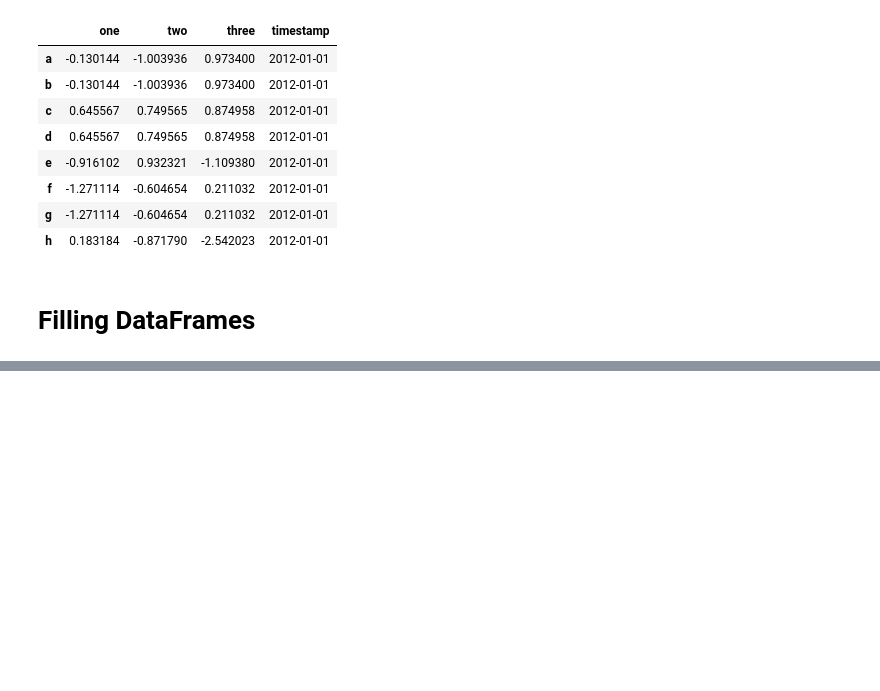
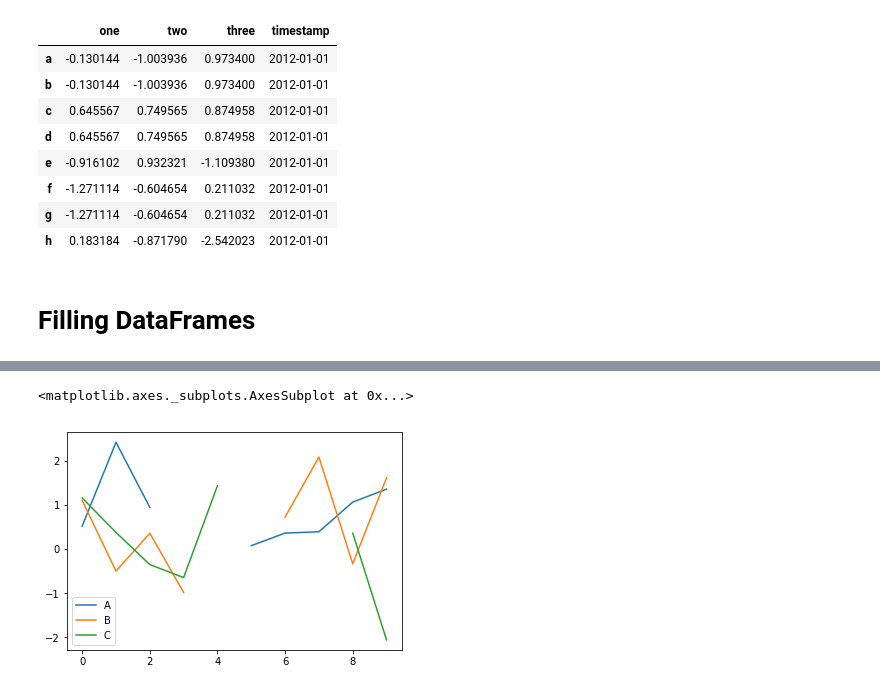
Before and after one commit to philipsales/pandas-jupterlab, a Jupyter notebook: DataStructures/MissingData.ipynb, the cells around one changed output, grey strips where cells are left out. Saved outputs shown, nothing was run; the diff lists cells and outputs as text; code cells hidden in the pictures; blank space fills up the shorter version.

```diff
--- a/DataStructures/MissingData.ipynb
+++ b/DataStructures/MissingData.ipynb
@@ -248,0 +367,5 @@ dff
+# %%
+dpdf.plot()
+# %% [output]
+<matplotlib.axes._subplots.AxesSubplot at 0x...>
+[figure, added]
```
Also changed, not shown: parts of 34 cells of this notebook, 3 other files.
